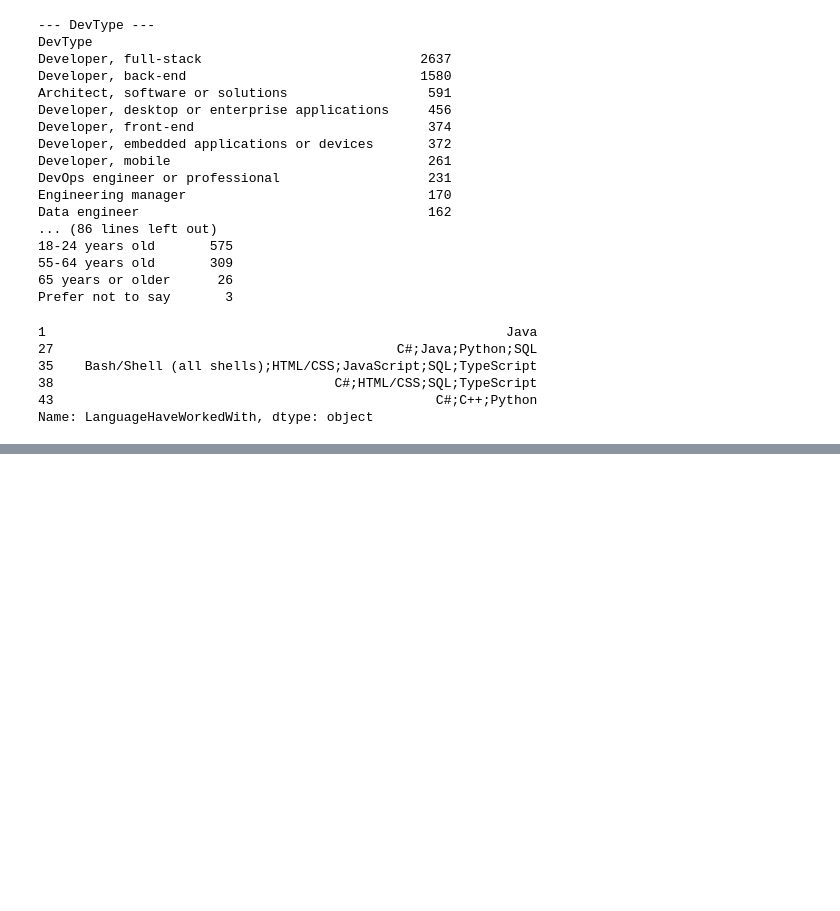
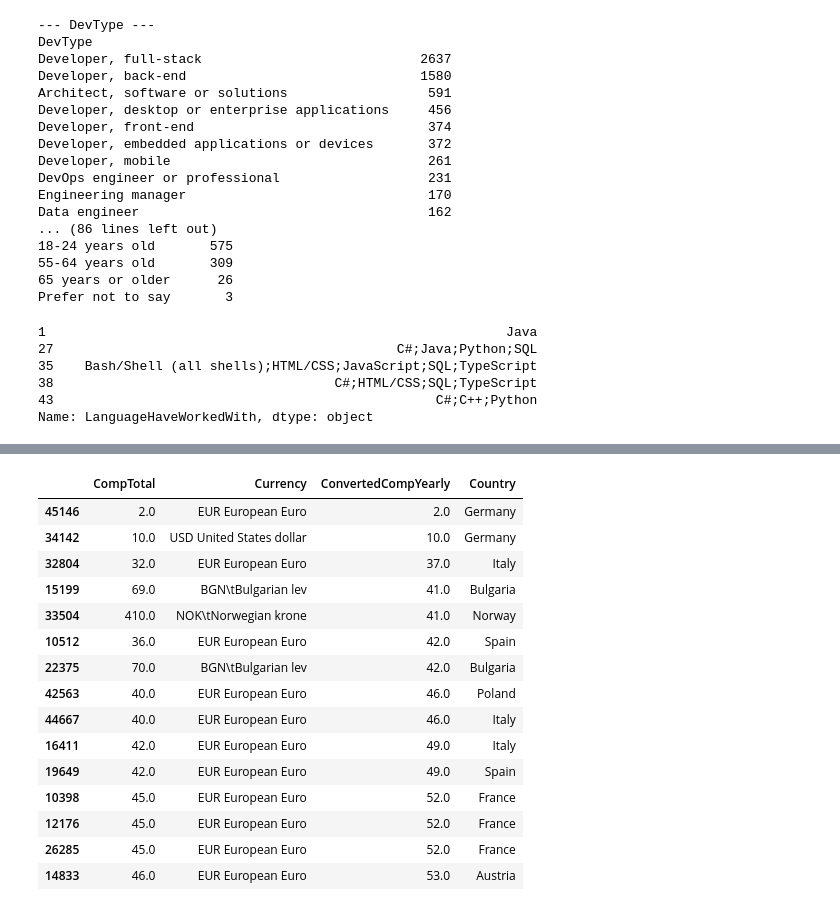
Before and after one commit to berkerild/developer-salary-prediction, a Jupyter notebook: notebooks/01_data_audit_cleaning.ipynb, the cells around one changed output, grey strips where cells are left out. Drawn from its saved outputs; the diff is of its cells as text; code cells hidden in the pictures; blank space fills up the shorter version.

```diff
--- a/notebooks/01_data_audit_cleaning.ipynb
+++ b/notebooks/01_data_audit_cleaning.ipynb
@@ -634,0 +807,22 @@ print("Removed:    ", rows_before - len(df_clean))
+# %%
+# Original answers of the 15 lowest salaries
+lowest_ids = df_clean.nsmallest(15, target)["ResponseId"]
+
+df_scope[df_scope["ResponseId"].isin(lowest_ids)][["CompTotal", "Currency", target, "Country"]].sort_values(target)
+# %% [output]
+|  | CompTotal | Currency | ConvertedCompYearly | Country |
+| 45146 | 2.0 | EUR European Euro | 2.0 | Germany |
+| 34142 | 10.0 | USD United States dollar | 10.0 | Germany |
+| 32804 | 32.0 | EUR European Euro | 37.0 | Italy |
+| 15199 | 69.0 | BGN\tBulgarian lev | 41.0 | Bulgaria |
+| 33504 | 410.0 | NOK\tNorwegian krone | 41.0 | Norway |
+| 10512 | 36.0 | EUR European Euro | 42.0 | Spain |
+| 22375 | 70.0 | BGN\tBulgarian lev | 42.0 | Bulgaria |
+| 42563 | 40.0 | EUR European Euro | 46.0 | Poland |
+| 44667 | 40.0 | EUR European Euro | 46.0 | Italy |
+| 16411 | 42.0 | EUR European Euro | 49.0 | Italy |
+| 19649 | 42.0 | EUR European Euro | 49.0 | Spain |
+| 10398 | 45.0 | EUR European Euro | 52.0 | France |
+| 12176 | 45.0 | EUR European Euro | 52.0 | France |
+| 26285 | 45.0 | EUR European Euro | 52.0 | France |
+| 14833 | 46.0 | EUR European Euro | 53.0 | Austria |
```
Also changed, not shown: parts of 64 cells of this notebook.
